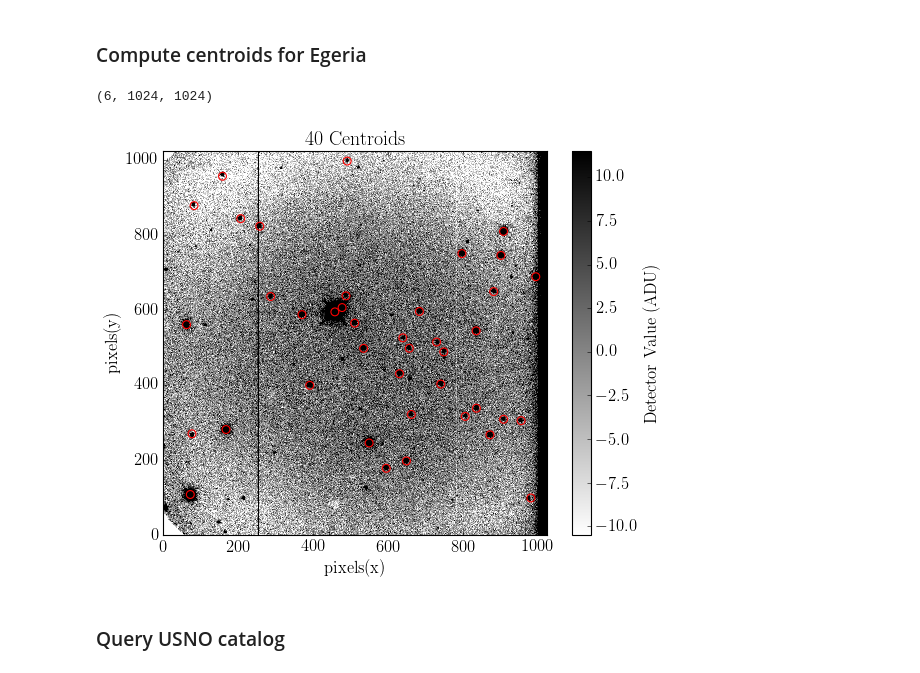
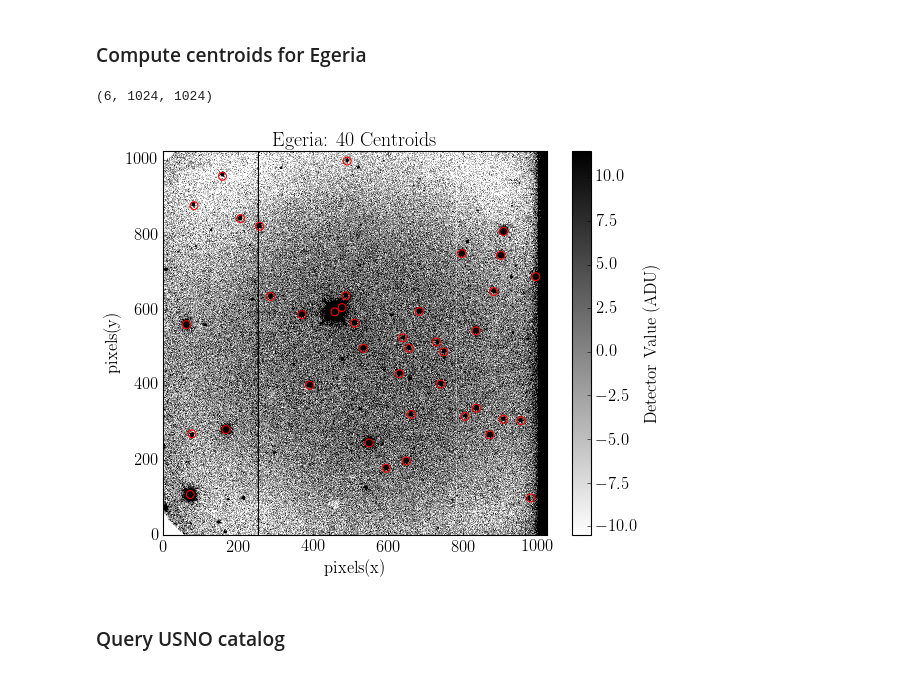
Before and after one commit to jbirky/AsteroidAstrometry, a Jupyter notebook: positions.ipynb, the cells around one changed output. Saved outputs shown, nothing was run; the diff lists cells and outputs as text; code cells hidden in the pictures.

```diff
--- a/positions.ipynb
+++ b/positions.ipynb
@@ -48,22 +48,21 @@ from coordinates import *
 # %%
 #Read in one raw frame to get header info
 rawf  = fits.getheader('data/asteroids/d1038.fits')
 
 #Read in reduced arrays
 folder = 'data/egeria/egeria_'
 obs    = ['ob1','df1','ob2','df2','ob3','ob4'] #should be in order of time of observation
 data   = np.array([np.load(folder+f+'.npy') for f in obs])
 data2  = np.array([np.load(folder+f+'.npy') for f in obs])
 print(data.shape)
 
-
 #Compute centroids
 nsources = 40
 xccd, yccd = centroid(data[0], nsources=nsources)
-plotImg(data2[0], pts=[xccd, yccd], title='%s Centroids'%(nsources))
+plotImg(data2[0], pts=[xccd, yccd], title='Egeria: %s Centroids'%(nsources))
 # %% [output]
 (6, 1024, 1024)
-[figure, old version]
+[figure, new version]
 # %% [markdown]
 ### Query USNO catalog
 # %%
```
Also changed, not shown: parts of 9 cells of this notebook.
